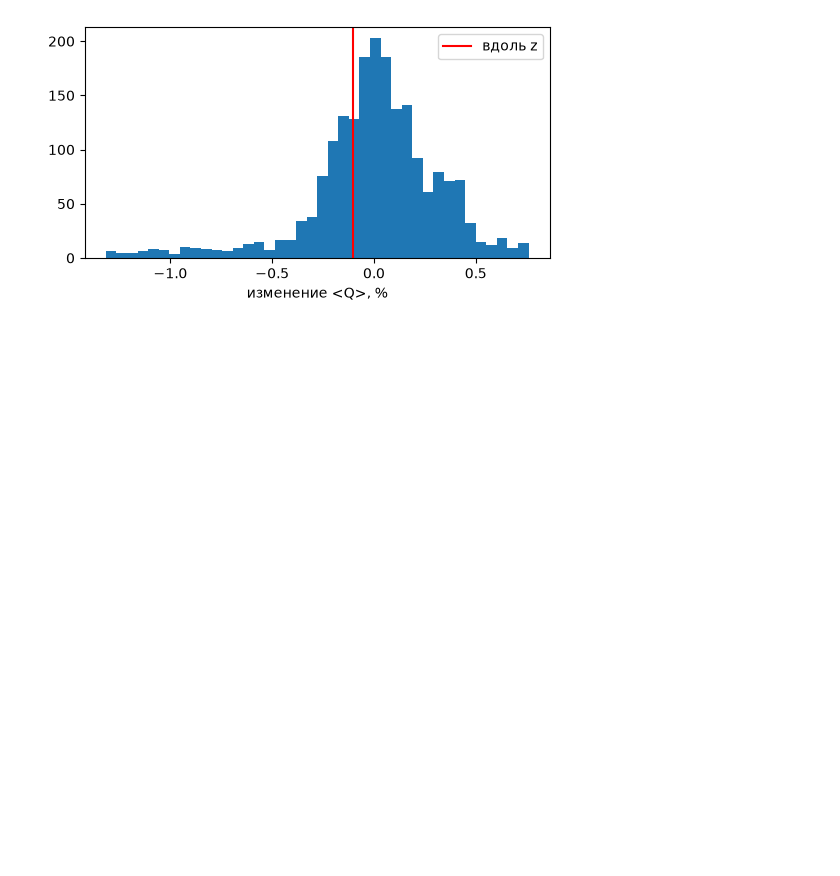
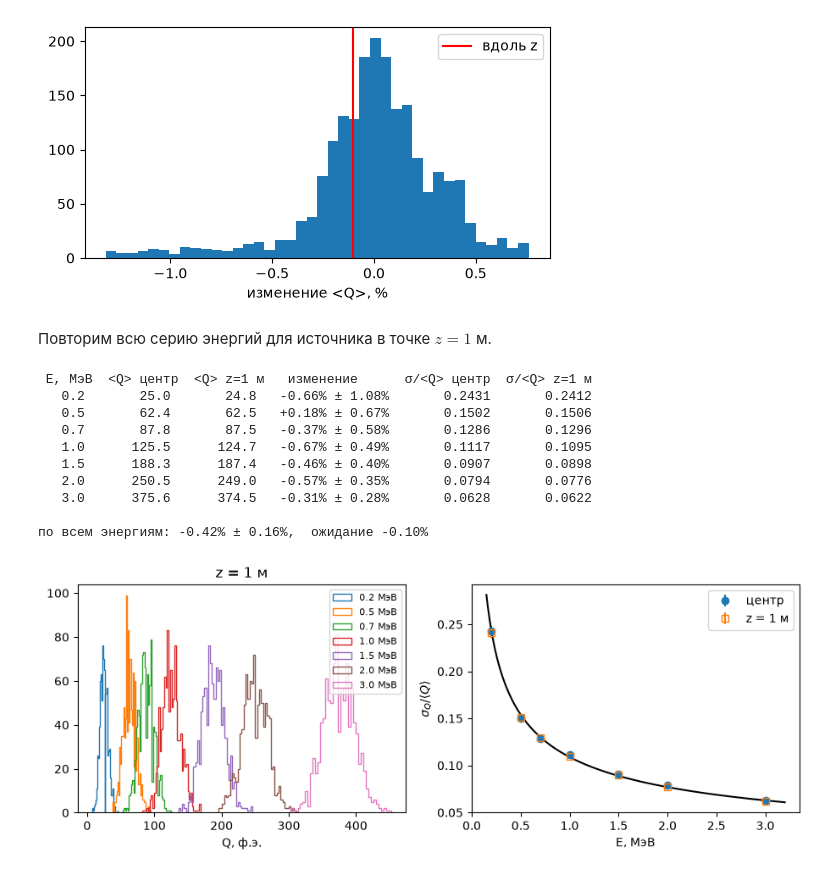
Before and after one commit to denisptichnikov-droid/neutrino-detector-homework, a Jupyter notebook: task4_charge_distributions.ipynb, the cells around one changed output. Cells and saved outputs as stored; diff of their text form; code cells hidden in the pictures; blank space fills up the shorter version.

```diff
--- a/task4_charge_distributions.ipynb
+++ b/task4_charge_distributions.ipynb
@@ -87,7 +87,7 @@ print(f"σ/<Q> ∝ E^p,  p = {p:.3f}  (ожидается -0.5);  при 1 Мэ
 Для точки вне центра доли фотонов на отдельные ФЭУ меняются: ближние катоды видны под большим телесным углом ($\propto \cos\psi/d^2$), дальние — под меньшим. Для **сплошного** покрытия эти изменения в точности компенсируют друг друга (теорема Гаусса: $\oint \cos\psi\, dA/d^2 = 4\pi$ для любой точки внутри), поэтому полный заряд не изменился бы. Для 40 дискретных ФЭУ компенсация неполная, и изменение зависит от того, как ФЭУ расположены относительно источника.
 # %%
 origin = (0, 0, 1.0)
-Q1z = simulate_charge(det, src, 1.0, origin=origin, n_events=n_events).sum(axis=1)
+Q1z = simulate_charge(det, src, 1.0, origin=origin, n_events=n_events, fluctuate=False).sum(axis=1)
 f1 = expected_fraction(det, origin).sum()
 d_mc = Q1z.mean() / Q1.mean() - 1
 d_mc_err = np.sqrt((Q1z.std()/Q1z.mean())**2 + (Q1.std()/Q1.mean())**2) / np.sqrt(n_events)
@@ -131,3 +131,41 @@ plt.xlabel('изменение <Q>, %'); plt.show()
 # %% [output]
 изменение <Q> для смещения на 1 м: среднее +0.00%, разброс 0.32%, от -1.32% до +0.76%
 [figure]
+# %% [markdown]
+Повторим всю серию энергий для источника в точке $z = 1$ м.
+# %%
+Qz = {E: (Q1z if E == 1.0 else simulate_charge(det, src, E, origin=origin, n_events=n_events, fluctuate=False).sum(axis=1))
+      for E in energies}
+print(" E, МэВ  <Q> центр  <Q> z=1 м   изменение      σ/<Q> центр  σ/<Q> z=1 м")
+for E in energies:
+    q0, q1 = Q[E], Qz[E]
+    d = q1.mean() / q0.mean() - 1
+    e = np.sqrt((q1.std()/q1.mean())**2 + (q0.std()/q0.mean())**2) / np.sqrt(n_events)
+    print(f"{E:6.1f} {q0.mean():10.1f} {q1.mean():10.1f}   {d:+6.2%} ± {e:.2%} {q0.std()/q0.mean():12.4f} {q1.std()/q1.mean():12.4f}")
+
+all_E = np.sum([Qz[E].sum() for E in energies]) / np.sum([Q[E].sum() for E in energies]) - 1
+all_err = np.sqrt(2 * (1 + det.a) / np.sum([Q[E].sum() for E in energies]))
+print(f"\nпо всем энергиям: {all_E:+.2%} ± {all_err:.2%},  ожидание {f1/f0 - 1:+.2%}")
+
+rel_z = np.array([Qz[E].std() / Qz[E].mean() for E in energies])
+fig, ax = plt.subplots(1, 2, figsize=(11, 3.5))
+for E in energies:
+    ax[0].hist(Qz[E], bins=40, histtype='step', label=f'{E} МэВ')
+ax[0].set_xlabel('Q, ф.э.'); ax[0].set_title('z = 1 м'); ax[0].legend(fontsize=8)
+ax[1].errorbar(energies, rel, rel_err, fmt='o', label='центр')
+ax[1].errorbar(energies, rel_z, rel_err, fmt='s', mfc='none', label='z = 1 м')
+ax[1].plot(Eg, np.sqrt((1 + det.a * (1 - f0)) / (det.a * src.Y * f0 * Eg)), 'k')
+ax[1].set_xlabel('E, МэВ'); ax[1].set_ylabel(r'$\sigma_Q/\langle Q\rangle$'); ax[1].legend()
+plt.show()
+# %% [output]
+ E, МэВ  <Q> центр  <Q> z=1 м   изменение      σ/<Q> центр  σ/<Q> z=1 м
+   0.2       25.0       24.8   -0.66% ± 1.08%       0.2431       0.2412
+   0.5       62.4       62.5   +0.18% ± 0.67%       0.1502       0.1506
+   0.7       87.8       87.5   -0.37% ± 0.58%       0.1286       0.1296
+   1.0      125.5      124.7   -0.67% ± 0.49%       0.1117       0.1095
+   1.5      188.3      187.4   -0.46% ± 0.40%       0.0907       0.0898
+   2.0      250.5      249.0   -0.57% ± 0.35%       0.0794       0.0776
+   3.0      375.6      374.5   -0.31% ± 0.28%       0.0628       0.0622
+
+по всем энергиям: -0.42% ± 0.16%,  ожидание -0.10%
+[figure, added]
```
Also changed, not shown: parts of 9 cells of this notebook, 20 other files.
